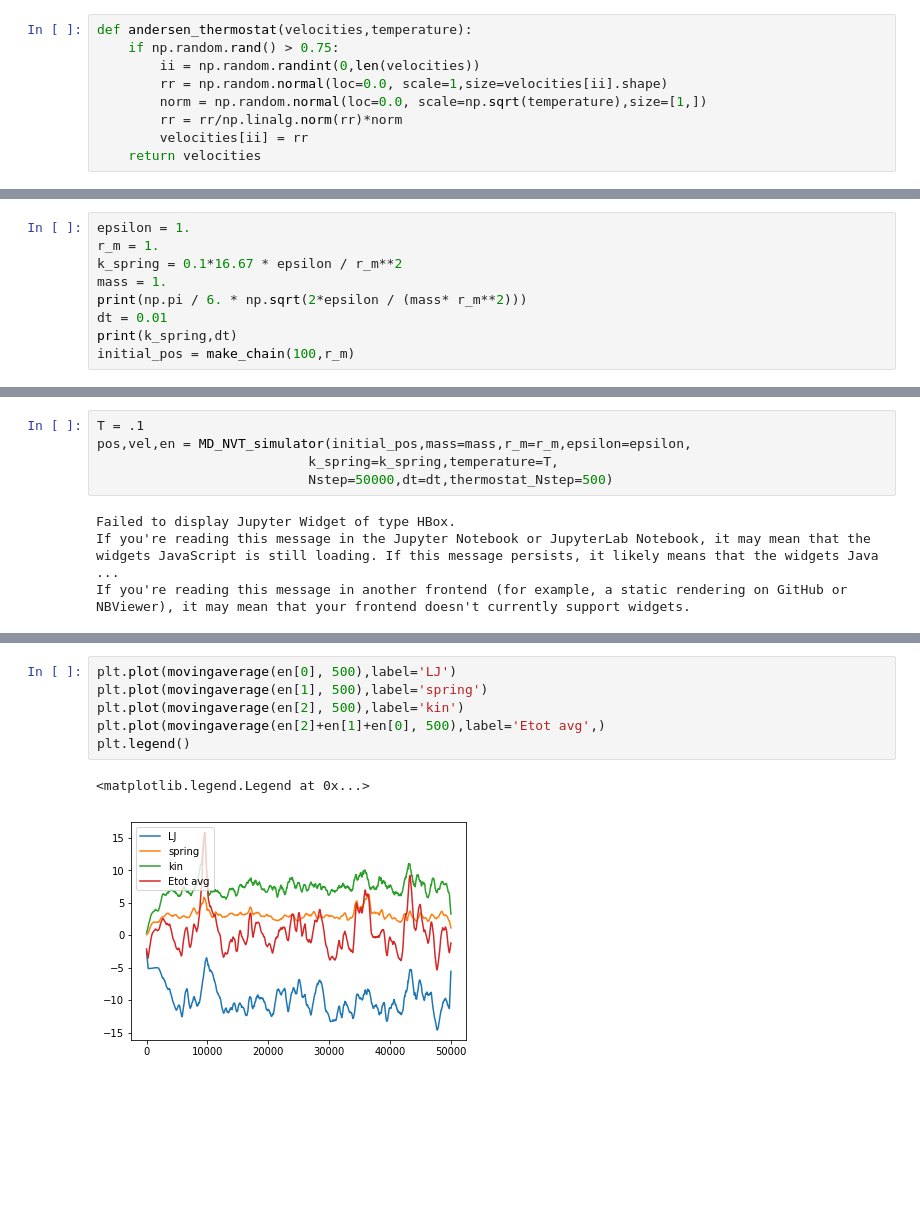
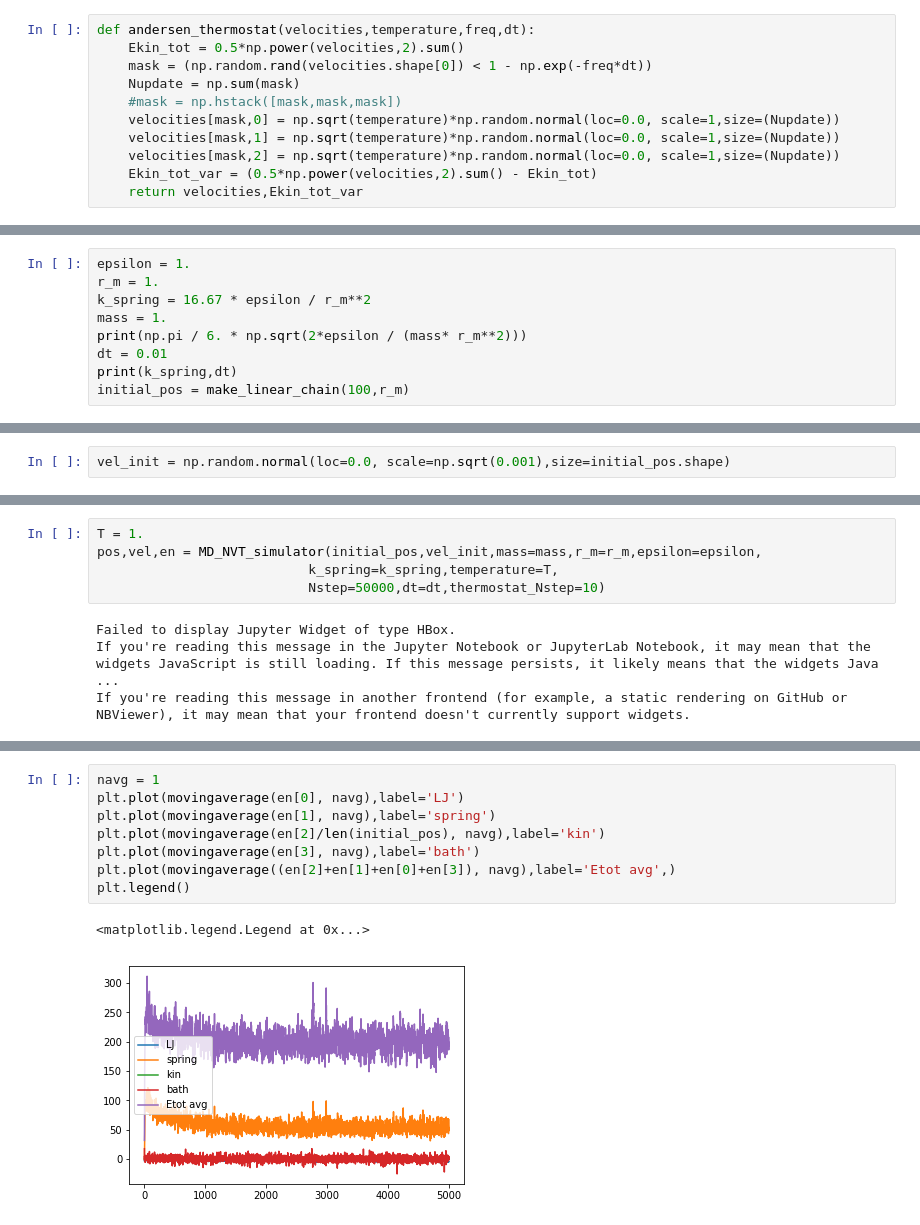
Before and after one commit to lab-cosmo/marvel-college, a Jupyter notebook: MD/Dynamique_Moleculaire.ipynb, the cells around one changed output, grey strips where cells are left out. Cells and saved outputs as stored; diff of their text form; blank space fills up the shorter version.

```diff
--- a/MD/Dynamique_Moleculaire.ipynb
+++ b/MD/Dynamique_Moleculaire.ipynb
@@ -314,11 +327,13 @@ np.random.randint?
 # %%
-def andersen_thermostat(velocities,temperature):
-    if np.random.rand() > 0.75:
-        ii = np.random.randint(0,len(velocities))
-        rr = np.random.normal(loc=0.0, scale=1,size=velocities[ii].shape)
-        norm = np.random.normal(loc=0.0, scale=np.sqrt(temperature),size=[1,])
-        rr = rr/np.linalg.norm(rr)*norm
-        velocities[ii] = rr
-    return velocities
+def andersen_thermostat(velocities,temperature,freq,dt):
+    Ekin_tot = 0.5*np.power(velocities,2).sum()
+    mask = (np.random.rand(velocities.shape[0]) < 1 - np.exp(-freq*dt))
+    Nupdate = np.sum(mask)
+    #mask = np.hstack([mask,mask,mask])
+    velocities[mask,0] = np.sqrt(temperature)*np.random.normal(loc=0.0, scale=1,size=(Nupdate))
+    velocities[mask,1] = np.sqrt(temperature)*np.random.normal(loc=0.0, scale=1,size=(Nupdate))
+    velocities[mask,2] = np.sqrt(temperature)*np.random.normal(loc=0.0, scale=1,size=(Nupdate))
+    Ekin_tot_var = (0.5*np.power(velocities,2).sum() - Ekin_tot)
+    return velocities,Ekin_tot_var
 # %% [markdown]
 ## main engine
@@ -433,11 +444,11 @@ def movingaverage(interval, window_size):
 # %%
 epsilon = 1.
 r_m = 1.
-k_spring = 0.1*16.67 * epsilon / r_m**2
+k_spring = 16.67 * epsilon / r_m**2
 mass = 1.
 print(np.pi / 6. * np.sqrt(2*epsilon / (mass* r_m**2)))
 dt = 0.01
 print(k_spring,dt)
-initial_pos = make_chain(100,r_m)
+initial_pos = make_linear_chain(100,r_m)
 # %% [output]
 0.740480489693061
@@ -444,0 +456,2 @@ initial_pos = make_chain(100,r_m)
+# %%
+vel_init = np.random.normal(loc=0.0, scale=np.sqrt(0.001),size=initial_pos.shape)
@@ -445,8 +462,8 @@ initial_pos = make_chain(100,r_m)
 # %%
-T = .1
-pos,vel,en = MD_NVT_simulator(initial_pos,mass=mass,r_m=r_m,epsilon=epsilon,
+T = 1.
+pos,vel,en = MD_NVT_simulator(initial_pos,vel_init,mass=mass,r_m=r_m,epsilon=epsilon,
                            k_spring=k_spring,temperature=T,
-                           Nstep=50000,dt=dt,thermostat_Nstep=500)
+                           Nstep=50000,dt=dt,thermostat_Nstep=10)
 # %% [output]
 Failed to display Jupyter Widget of type HBox.
 If you're reading this message in the Jupyter Notebook or JupyterLab Notebook, it may mean that the widgets JavaScript is still loading. If this message persists, it likely means that the widgets Java ...
@@ -454,10 +494,12 @@ If you're reading this message in another frontend (for example, a static render
 # %%
-plt.plot(movingaverage(en[0], 500),label='LJ')
-plt.plot(movingaverage(en[1], 500),label='spring')
-plt.plot(movingaverage(en[2], 500),label='kin')
-plt.plot(movingaverage(en[2]+en[1]+en[0], 500),label='Etot avg',)
+navg = 1
+plt.plot(movingaverage(en[0], navg),label='LJ')
+plt.plot(movingaverage(en[1], navg),label='spring')
+plt.plot(movingaverage(en[2]/len(initial_pos), navg),label='kin')
+plt.plot(movingaverage(en[3], navg),label='bath')
+plt.plot(movingaverage((en[2]+en[1]+en[0]+en[3]), navg),label='Etot avg',)
 plt.legend()
 # %% [output]
 <matplotlib.legend.Legend at 0x...>
-[figure, old version]
+[figure, new version]
 # %%
```
Also changed, not shown: parts of 24 cells of this notebook.
